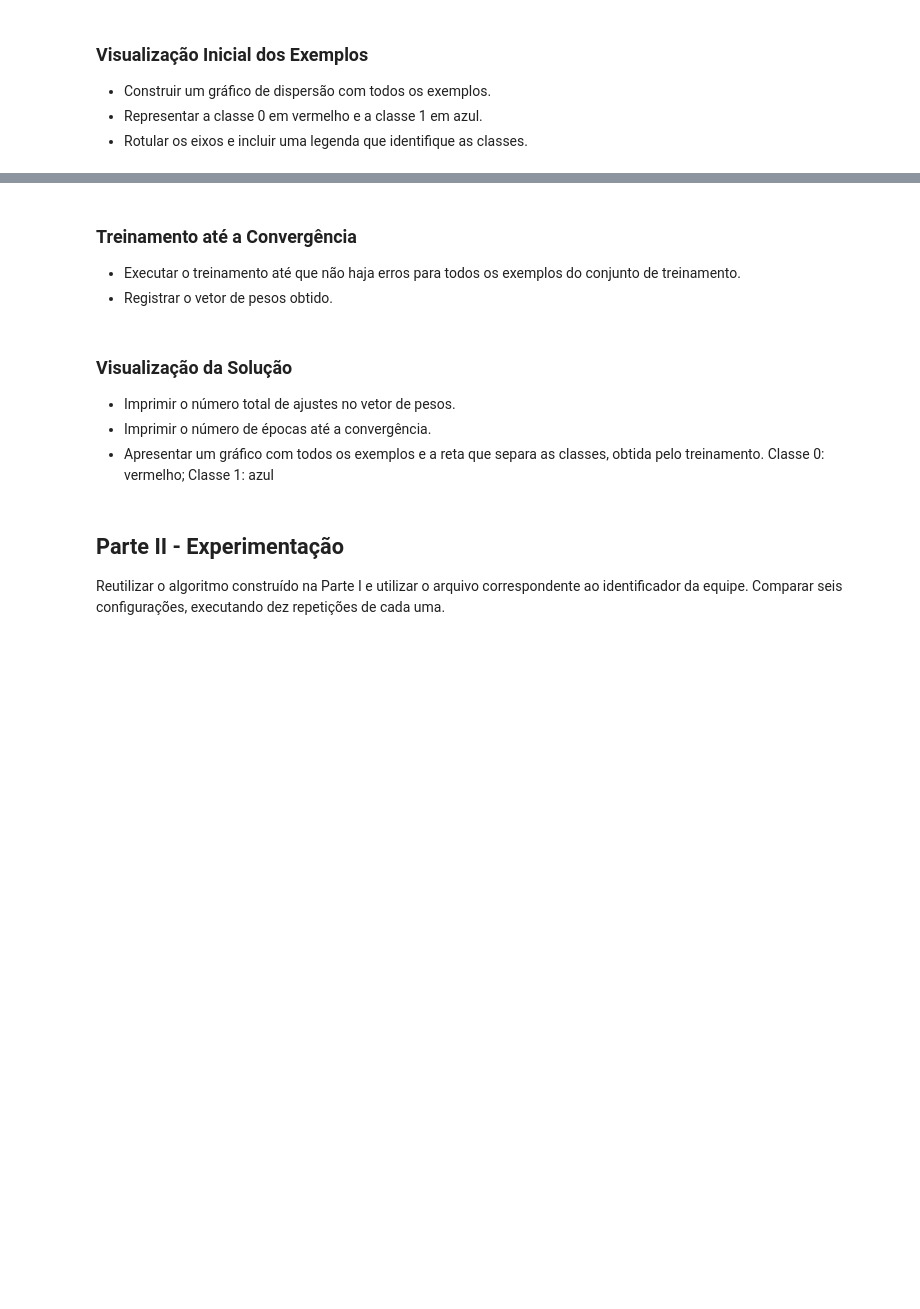
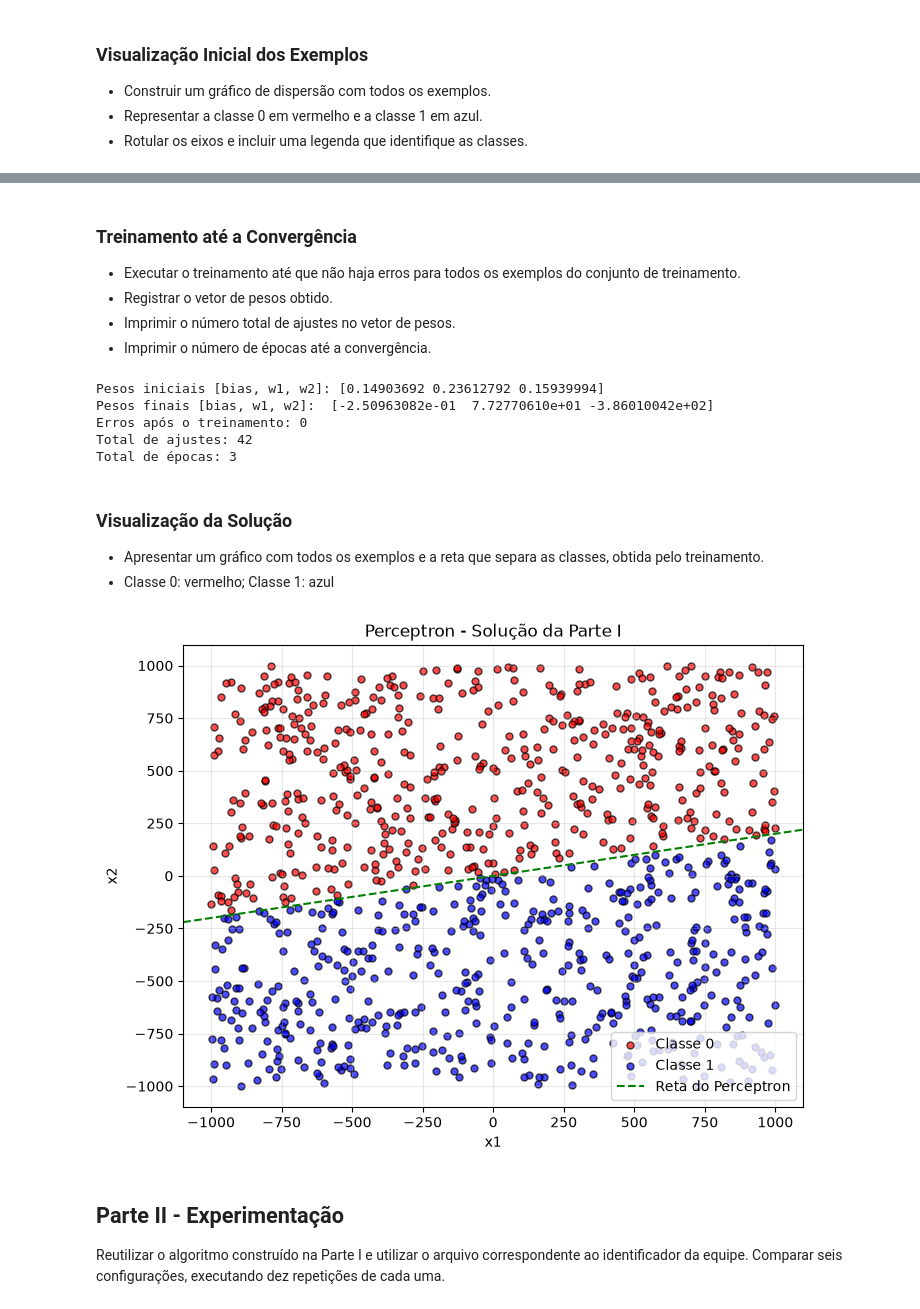
Before and after one commit to bernardo-gontijo/Projeto-Pratico-2.1, a Jupyter notebook: BERNARDO_GONTIJO_FERNANDES_e_MATEUS_CABRAL_PINHEIRO_RNA_2026.2_PP2.1.ipynb, the cells around one changed output, grey strips where cells are left out. Cells and saved outputs as stored; diff of their text form; code cells hidden in the pictures; blank space fills up the shorter version.

```diff
--- a/BERNARDO_GONTIJO_FERNANDES_e_MATEUS_CABRAL_PINHEIRO_RNA_2026.2_PP2.1.ipynb
+++ b/BERNARDO_GONTIJO_FERNANDES_e_MATEUS_CABRAL_PINHEIRO_RNA_2026.2_PP2.1.ipynb
@@ -64,6 +64,11 @@ dados = dados_originais.squeeze(axis=1) # Tirar a dimensão intermediaria "1" e
 df = pd.DataFrame(dados, columns=["x1", "x2", "yd"])
 df["yd"] = df["yd"].astype(int) # Colocando os rótulos para int
 
+# Nomeando os dados para o treinamento
+
+X = df[["x1", "x2"]].to_numpy(dtype=float)
+y = df["yd"].to_numpy(dtype=int)
+
 display(df.head())
 
 print("Quantidade de exemplos por classe:") # Observar o balanceamento
@@ -123,12 +201,66 @@ plt.show()
 
 - Executar o treinamento até que não haja erros para todos os exemplos do conjunto de treinamento.
 - Registrar o vetor de pesos obtido.
+- Imprimir o número total de ajustes no vetor de pesos.
+- Imprimir o número de épocas até a convergência.
+# %%
+ppn = Perceptron(eta=0.1,
+                intervalo_pesos=(-0.5, 0.5),
+                n_epocas=None,
+                embaralhar=False,
+                semente=None)
+ppn.fit(X, y)
+previsoes = ppn.predict(X)
+quantidade_erros = np.count_nonzero(previsoes != y)
+
+print("Pesos finais [bias, w1, w2]: ", ppn.w_)
+print("Erros após o treinamento:", quantidade_erros)
+print("Total de ajustes:", ppn.ajustes_)
+print("Total de épocas:", ppn.epocas_)
+# %% [output]
+Pesos iniciais [bias, w1, w2]: [0.14903692 0.23612792 0.15939994]
+Pesos finais [bias, w1, w2]:  [-2.50963082e-01  7.72770610e+01 -3.86010042e+02]
+Erros após o treinamento: 0
+Total de ajustes: 42
+Total de épocas: 3
 # %% [markdown]
 ### Visualização da Solução
-
-- Imprimir o número total de ajustes no vetor de pesos.
-- Imprimir o número de épocas até a convergência.
-- Apresentar um gráfico com todos os exemplos e a reta que separa as classes, obtida pelo treinamento. Classe 0: vermelho; Classe 1: azul
+- Apresentar um gráfico com todos os exemplos e a reta que separa as classes, obtida pelo treinamento.
+- Classe 0: vermelho; Classe 1: azul
+# %%
+"""Função para desenhar a reta definida pelos pesos aprendidos."""
+def plot_decision_boundary(pesos, limites_x):
+    bias, w1, w2 = pesos
+
+    if w2 != 0:
+        x1 = np.linspace(*limites_x, 100)
+        x2 = -(bias + w1 * x1) / w2
+        plt.plot(x1, x2, "g--", label="Reta do Perceptron")
+
+    elif w1 != 0:
+        plt.axvline(-bias / w1, color="green", linestyle="--", label="Reta do Perceptron")
+
+plt.figure(figsize=(8, 6))
+
+plt.scatter(classe_0["x1"], classe_0["x2"], color="red", label="Classe 0", s=25, alpha=0.7, edgecolors='black')
+plt.scatter(classe_1["x1"], classe_1["x2"], color="blue", label="Classe 1", s=25, alpha=0.7, edgecolors='black')
+
+# Guarda os limites definidos pelos exemplos.
+limites_x = plt.xlim()
+limites_y = plt.ylim()
+
+plot_decision_boundary(ppn.w_, limites_x)
+
+plt.xlim(limites_x)
+plt.ylim(limites_y)
+plt.xlabel("x1")
+plt.ylabel("x2")
+plt.legend()
+plt.title("Perceptron - Solução da Parte I")
+plt.grid(alpha=0.3)
+plt.show()
+# %% [output]
+[figure, added]
 # %% [markdown]
 ## Parte II - Experimentação
 
```
Also changed, not shown: parts of 6 cells of this notebook.
